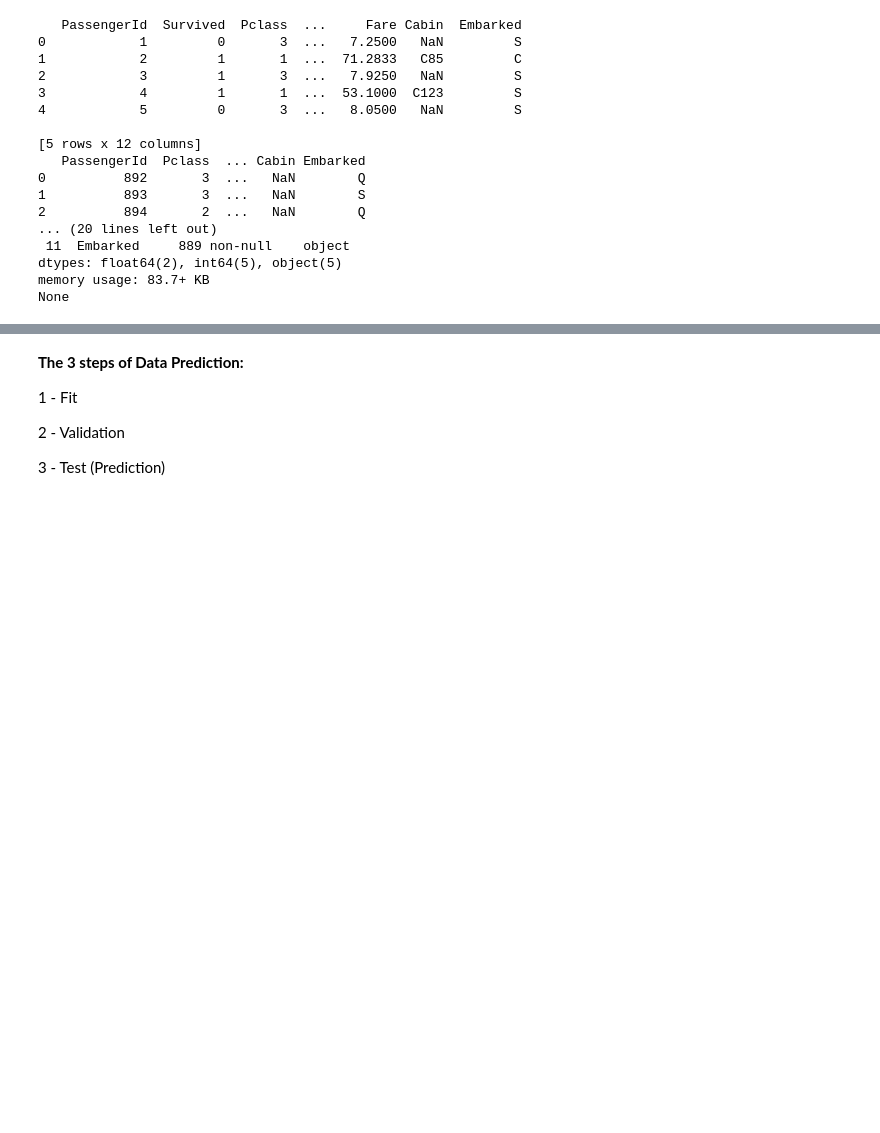
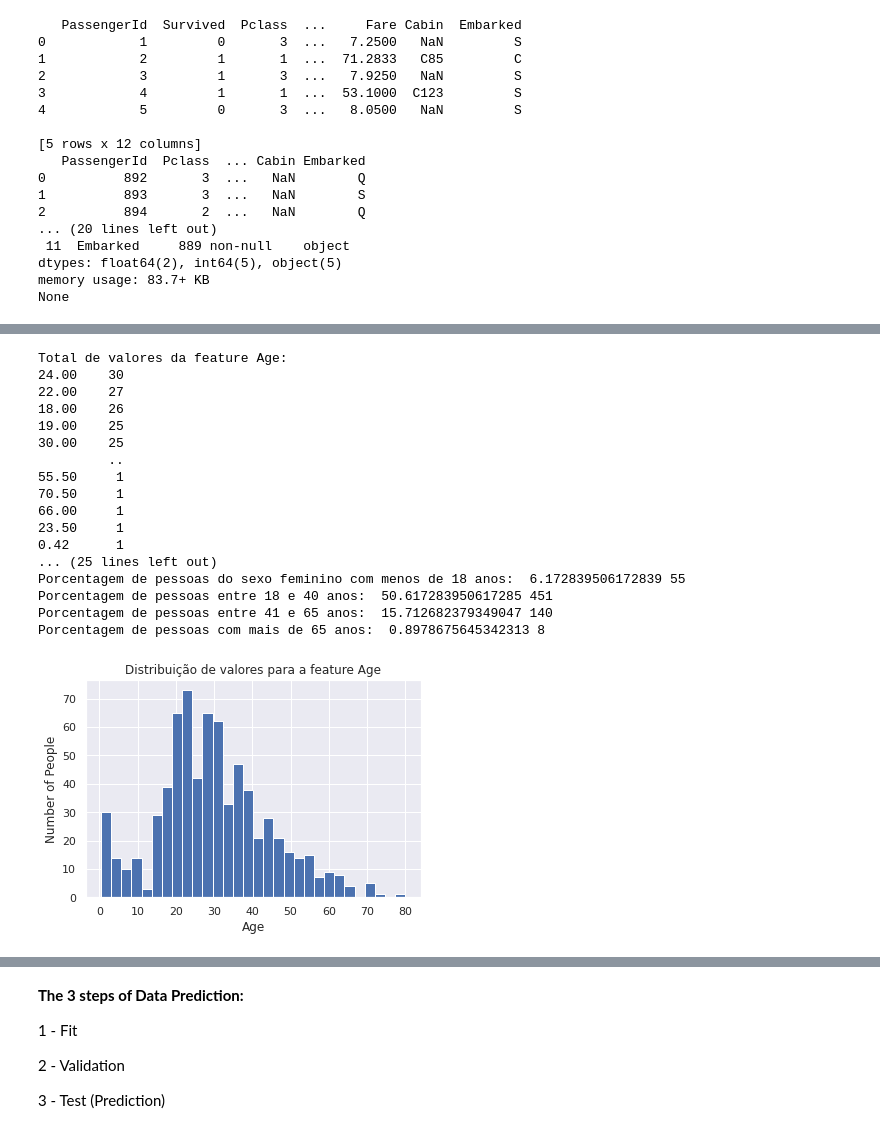
Before and after one commit to llcorrea/titanic_competition, a Jupyter notebook: Titanic_comp.ipynb, the cells around one changed output, grey strips where cells are left out. Cells and saved outputs as stored; diff of their text form; code cells hidden in the pictures; blank space fills up the shorter version.

```diff
--- a/Titanic_comp.ipynb
+++ b/Titanic_comp.ipynb
@@ -477,0 +167,37 @@ features = ['Sex_bin', 'Age', 'Pclass', 'SibSp', 'Parch', 'Fare', 'Embarked_S',
+# %%
+var='Age'
+print('Total de valores da feature %s:\n%s\n' % (var, train_data[var].value_counts()))
+#print('Porcentagem total de valores da feature %s:\n%s\n' % (var, train_data[var].value_counts(normalize=True))) #feature com valores desbalanceados, maior concentração de pessoas com idades entre 20 e 40 anos
+print('Classes de valores únicos da feature %s:\n%s\n'  % (var, train_data[var].unique())) #descrição dos valores únicos da feature
+print(train_data[var].describe(), '\n')
+ax=train_data[var].hist(bins=30)
+ax.set_title('Distribuição de valores para a feature '+var)
+ax.set_ylabel('Number of People')
+ax.set_xlabel('Age')
+
+print('Porcentagem de pessoas com menos de 15 anos (crianças?): ', len(train_data[train_data['Age']<15])/len(train_data)*100, len(train_data[train_data['Age']<15]))
+print('Porcentagem de pessoas com menos de 18 anos: ', len(train_data[train_data['Age']<18])/len(train_data)*100, len(train_data[train_data['Age']<18]))
+print('Porcentagem de pessoas do sexo masculino com menos de 18 anos: ', len(train_data[(train_data['Age']<18) & (train_data['Sex']=='male')])/len(train_data)*100, len(train_data[(train_data['Age']<18) & (train_data['Sex']=='male')]))
+print('Porcentagem de pessoas do sexo feminino com menos de 18 anos: ', len(train_data[(train_data['Age']<18) & (train_data['Sex']=='female')])/len(train_data)*100, len(train_data[(train_data['Age']<18) & (train_data['Sex']=='female')]))
+print('Porcentagem de pessoas entre 18 e 40 anos: ', len(train_data[(train_data['Age']>=18) & (train_data['Age']<=40)])/len(train_data)*100, len(train_data[(train_data['Age']>=18) & (train_data['Age']<=40)]))
+print('Porcentagem de pessoas entre 41 e 65 anos: ', len(train_data[(train_data['Age']>=41) & (train_data['Age']<=65)])/len(train_data)*100, len(train_data[(train_data['Age']>=41) & (train_data['Age']<=65)]))
+print('Porcentagem de pessoas com mais de 65 anos: ', len(train_data[(train_data['Age']>=66)])/len(train_data)*100, len(train_data[(train_data['Age']>=66)]))
+# %% [output]
+Total de valores da feature Age:
+24.00    30
+22.00    27
+18.00    26
+19.00    25
+30.00    25
+         ..
+55.50     1
+70.50     1
+66.00     1
+23.50     1
+0.42      1
+... (25 lines left out)
+Porcentagem de pessoas do sexo feminino com menos de 18 anos:  6.172839506172839 55
+Porcentagem de pessoas entre 18 e 40 anos:  50.617283950617285 451
+Porcentagem de pessoas entre 41 e 65 anos:  15.712682379349047 140
+Porcentagem de pessoas com mais de 65 anos:  0.8978675645342313 8
+[figure, added]
```
Also changed, not shown: parts of 68 cells of this notebook.
